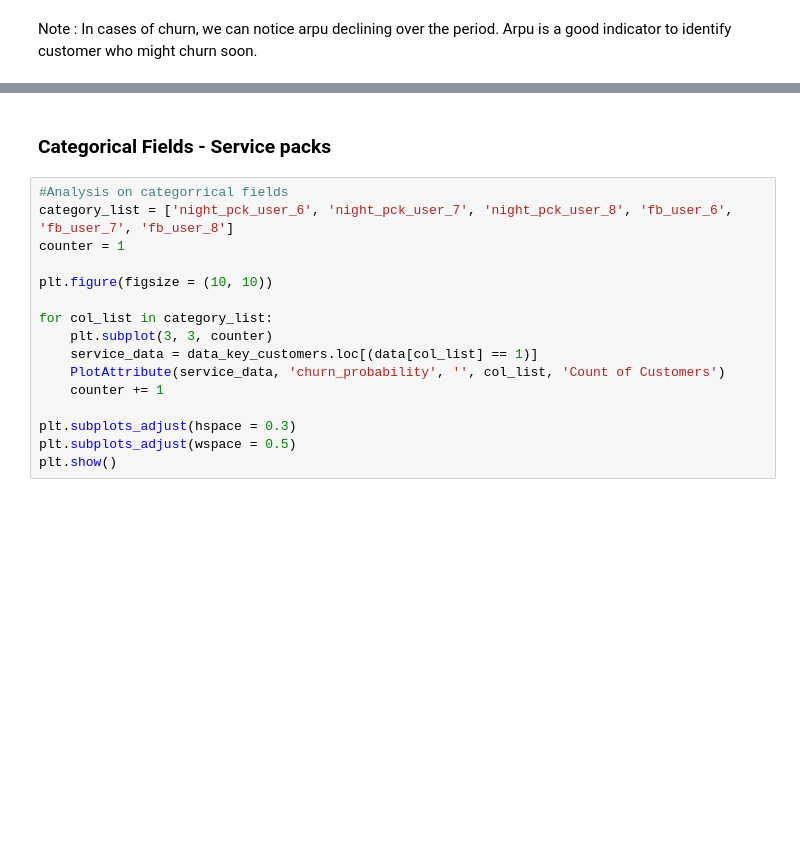
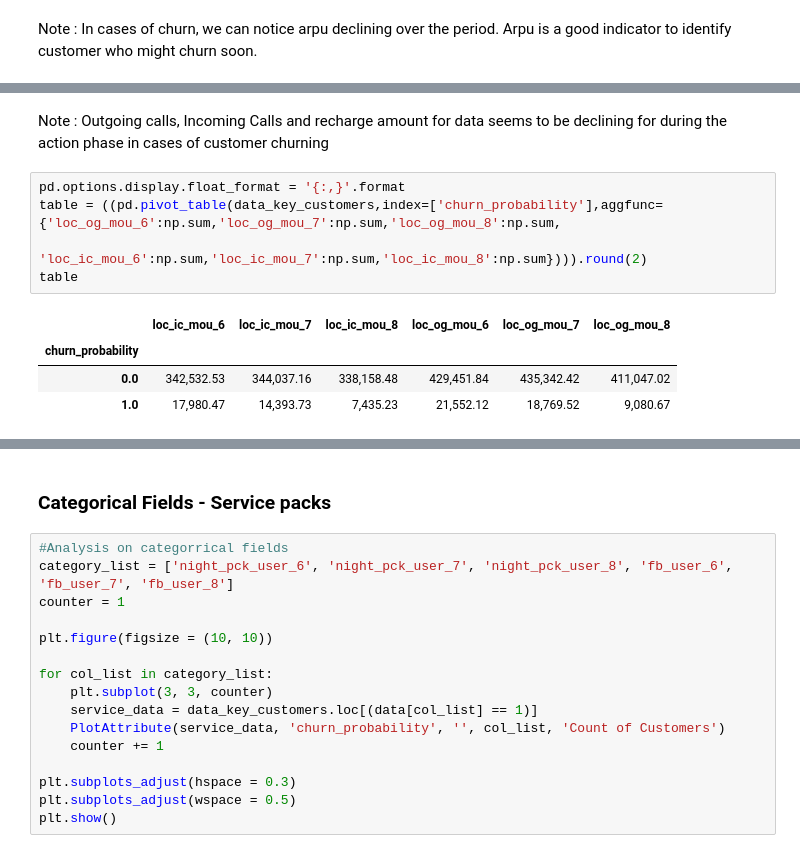
Before and after one commit to chitra-psg/telecom_churn, a Jupyter notebook: telecom_churn_prediction_roc_auc_final.ipynb, the cells around one changed output, grey strips where cells are left out. Saved outputs shown, nothing was run; the diff lists cells and outputs as text; blank space fills up the shorter version.

```diff
--- a/telecom_churn_prediction_roc_auc_final.ipynb
+++ b/telecom_churn_prediction_roc_auc_final.ipynb
@@ -596,0 +623,12 @@ Note : In cases of churn, we can notice arpu declining over the period. Arpu is
+# %% [markdown]
+Note : Outgoing calls, Incoming Calls and recharge amount for data seems to be declining for during the action phase in cases of customer churning
+# %%
+pd.options.display.float_format = '{:,}'.format
+table = ((pd.pivot_table(data_key_customers,index=['churn_probability'],aggfunc={'loc_og_mou_6':np.sum,'loc_og_mou_7':np.sum,'loc_og_mou_8':np.sum,
+                                                                   'loc_ic_mou_6':np.sum,'loc_ic_mou_7':np.sum,'loc_ic_mou_8':np.sum}))).round(2)
+table
+# %% [output]
+|  | loc_ic_mou_6 | loc_ic_mou_7 | loc_ic_mou_8 | loc_og_mou_6 | loc_og_mou_7 | loc_og_mou_8 |
+| churn_probability |  |  |  |  |  |  |
+| 0.0 | 342,532.53 | 344,037.16 | 338,158.48 | 429,451.84 | 435,342.42 | 411,047.02 |
+| 1.0 | 17,980.47 | 14,393.73 | 7,435.23 | 21,552.12 | 18,769.52 | 9,080.67 |
```
Also changed, not shown: parts of 32 cells of this notebook.
